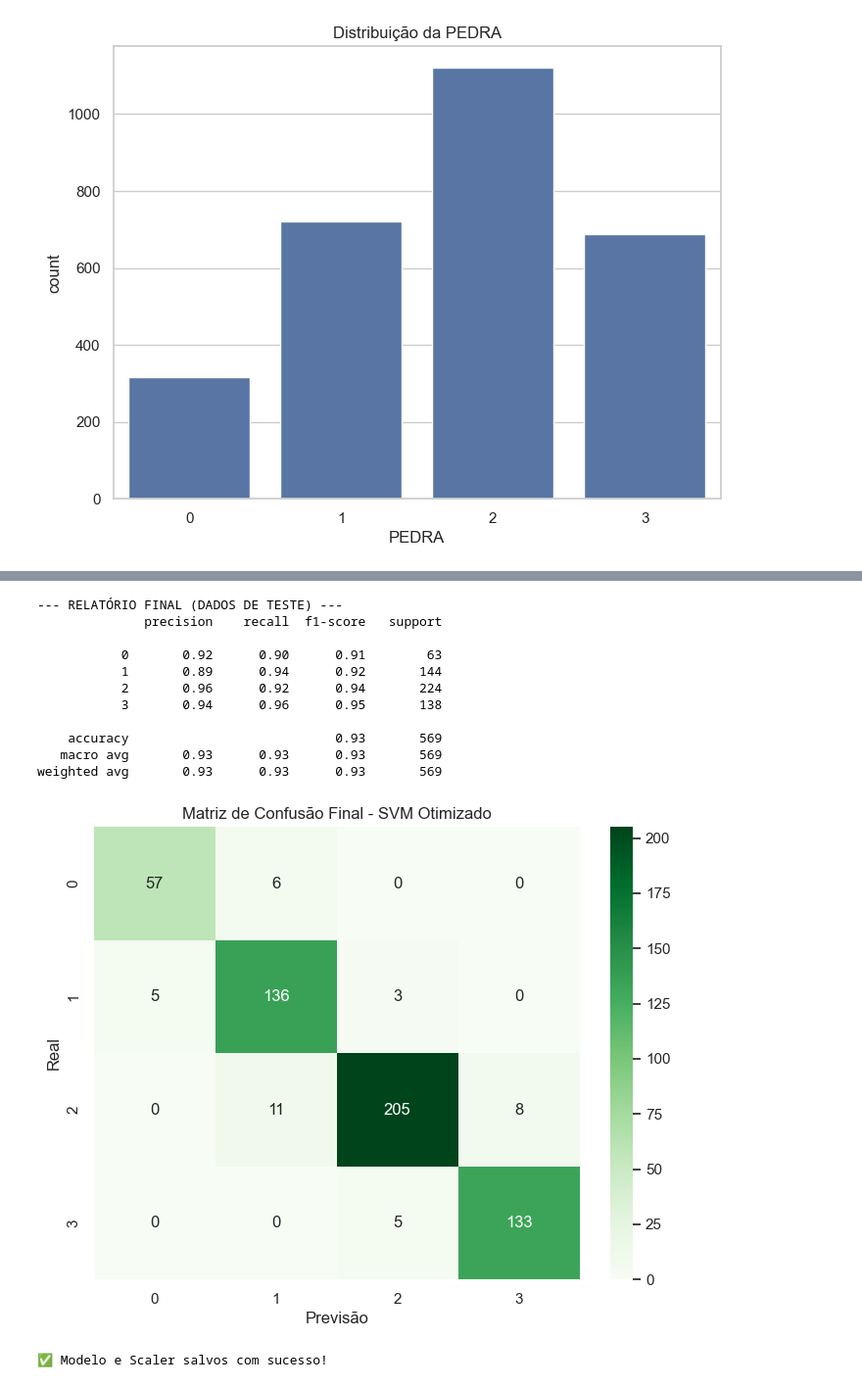
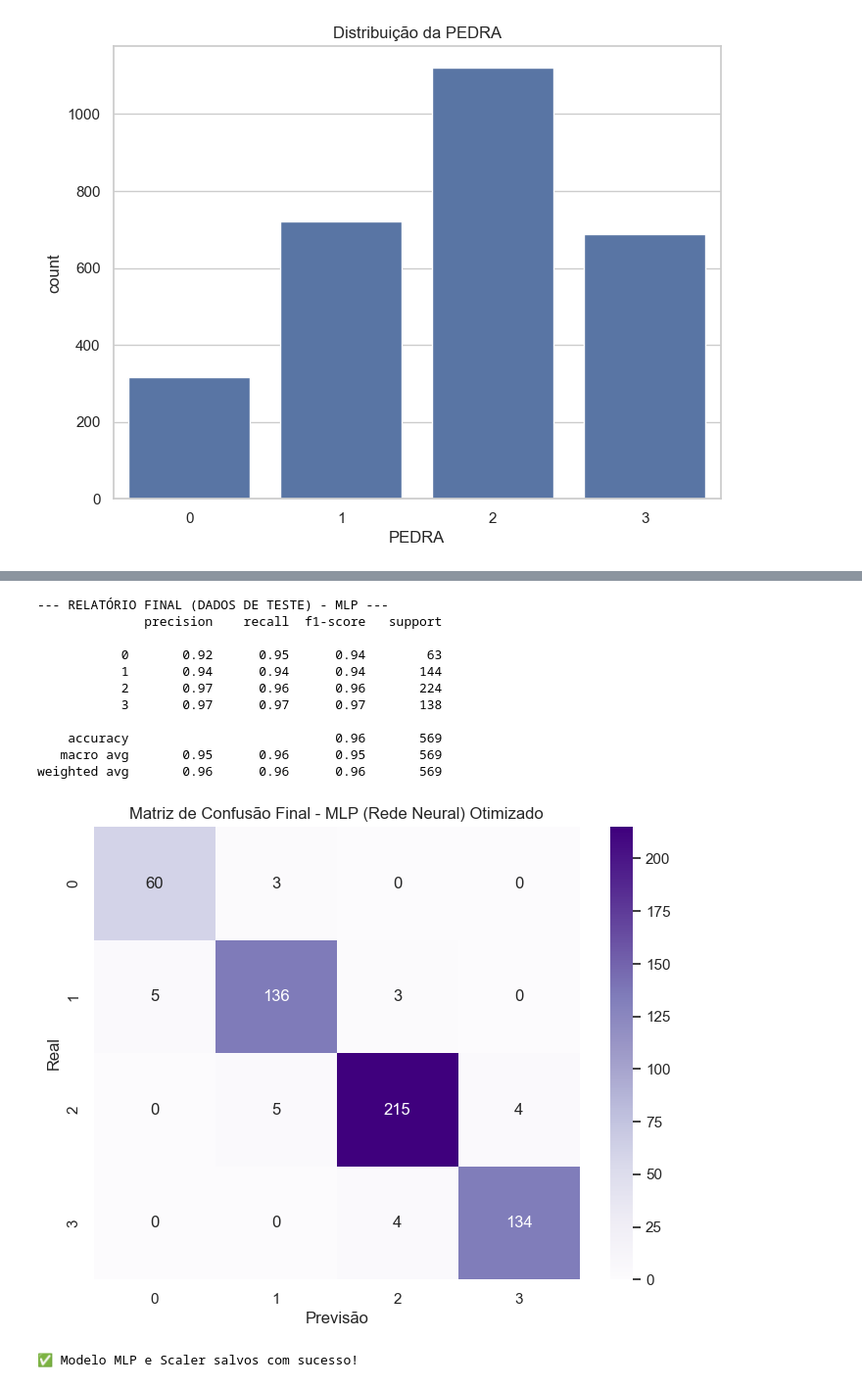
Before and after one commit to Lakand/Datathon-MLET, a Jupyter notebook: notebooks/exploracao_dados.ipynb, the cells around one changed output, grey strips where cells are left out. Shown at 98% size. Cells and saved outputs as stored; diff of their text form; code cells hidden in the pictures.

Commit message:
Adição do src e novos testes no notebook.

```diff
--- a/notebooks/exploracao_dados.ipynb
+++ b/notebooks/exploracao_dados.ipynb
@@ -629,33 +624,43 @@ Variáveis utilizadas no modelo (Total: 14):
 # %%
 import pandas as pd
 from xgboost import XGBClassifier
-from sklearn.ensemble import RandomForestClassifier, HistGradientBoostingClassifier
+from sklearn.ensemble import RandomForestClassifier
+from sklearn.neural_network import MLPClassifier
 from sklearn.linear_model import LogisticRegression
 from sklearn.svm import SVC
 from sklearn.neighbors import KNeighborsClassifier
 from sklearn.metrics import (accuracy_score, precision_score, recall_score,
                              f1_score, balanced_accuracy_score, roc_auc_score)
 
-# 1. Definindo a lista de modelos (Total: 6)
+# 1. Definindo a lista de modelos (Agora com MLP)
 modelos = {
     "XGBoost": XGBClassifier(random_state=42, use_label_encoder=False, eval_metric='mlogloss'),
     "Random Forest": RandomForestClassifier(random_state=42),
-    "HistGradientBoosting": HistGradientBoostingClassifier(random_state=42),
     "Logistic Regression": LogisticRegression(max_iter=1000, random_state=42),
-    "SVM": SVC(probability=True, random_state=42), # probability=True é necessário para AUC
-    "KNN": KNeighborsClassifier(n_neighbors=5)
+    "SVM": SVC(probability=True, random_state=42),
+    "KNN": KNeighborsClassifier(n_neighbors=5),
+
+    # --- NOVO MODELO ADICIONADO ---
+    "MLP Classifier": MLPClassifier(
+        hidden_layer_sizes=(100, 50), # Duas camadas ocultas
+        max_iter=1000,                # Mais iterações para garantir convergência
+        activation='relu',            # Função de ativação padrão
+        solver='adam',                # Otimizador padrão
+        random_state=42
+    )
 }
 
 # 2. Loop de avaliação
 resultados = []
 
-print("🚀 Iniciando o duelo de modelos com métrica AUC...")
+print("🚀 Iniciando o duelo de modelos (incluindo Redes Neurais)...")
 
 for nome, modelo in modelos.items():
     # Treinamento com dados balanceados
+    # Nota: O MLP é muito sensível à escala. Certifique-se que X_resampled também esteja escalado
     modelo.fit(X_resampled, y_resampled)
 
-    # Previsão de classes e de probabilidades (necessário para AUC)
+    # Previsão de classes e de probabilidades
     y_pred = modelo.predict(X_test_scaled)
     y_probs = modelo.predict_proba(X_test_scaled)
 
@@ -675,5 +680,7 @@ for nome, modelo in modelos.items():
 
 # 3. Exibindo o Ranking ordenado pelo F1-Score e AUC
 df_comparacao = pd.DataFrame(resultados).sort_values(by=["F1-Score (Macro)", "ROC AUC (Macro)"], ascending=False)
+
+# Formatação opcional para deixar a tabela mais bonita no Jupyter
 display(df_comparacao)
 # %% [output]
@@ -769,46 +780,49 @@ print("--- Otimização Concluída! ---")
 # %%
 import joblib
 import matplotlib.pyplot as plt
 import seaborn as sns
 from sklearn.metrics import classification_report, confusion_matrix
 
-# 1. Recuperando o modelo campeão do dicionário que criamos no passo anterior
-modelo_final = modelos_otimizados["SVM"]
+# 1. Recuperando o modelo campeão (MLP) do dicionário
+# Nota: A chave deve ser exatamente a mesma usada no loop anterior ("MLP Classifier")
+modelo_final = modelos_otimizados["MLP Classifier"]
 
 # 2. Avaliando nos dados de TESTE
 y_pred_final = modelo_final.predict(X_test_scaled)
 
-print("--- RELATÓRIO FINAL (DADOS DE TESTE) ---")
+print("--- RELATÓRIO FINAL (DADOS DE TESTE) - MLP ---")
 print(classification_report(y_test, y_pred_final))
 
 # 3. Matriz de Confusão
 cm = confusion_matrix(y_test, y_pred_final)
+
 plt.figure(figsize=(8, 6))
-sns.heatmap(cm, annot=True, fmt='d', cmap='Greens',
+sns.heatmap(cm, annot=True, fmt='d', cmap='Purples', # Mudei para Roxo (Purples) para diferenciar
             xticklabels=modelo_final.classes_,
             yticklabels=modelo_final.classes_)
-plt.title('Matriz de Confusão Final - SVM Otimizado')
+
+plt.title('Matriz de Confusão Final - MLP (Rede Neural) Otimizado')
 plt.xlabel('Previsão')
 plt.ylabel('Real')
 plt.show()
 
 # 4. SALVANDO PARA O DEPLOY (API)
-# Vamos salvar o modelo e o scaler, pois a API precisará de ambos
-joblib.dump(modelo_final, 'modelo_passos_magicos.joblib')
+# Salvando especificamente com o nome _mlp para diferenciar
+joblib.dump(modelo_final, 'modelo_passos_magicos_mlp.joblib')
 joblib.dump(scaler, 'scaler_passos_magicos.joblib')
 
-print("✅ Modelo e Scaler salvos com sucesso!")
+print("✅ Modelo MLP e Scaler salvos com sucesso!")
 # %% [output]
---- RELATÓRIO FINAL (DADOS DE TESTE) ---
+--- RELATÓRIO FINAL (DADOS DE TESTE) - MLP ---
               precision    recall  f1-score   support
 
-           0       0.92      0.90      0.91        63
-           1       0.89      0.94      0.92       144
-           2       0.96      0.92      0.94       224
-           3       0.94      0.96      0.95       138
+           0       0.92      0.95      0.94        63
+           1       0.94      0.94      0.94       144
+           2       0.97      0.96      0.96       224
+           3       0.97      0.97      0.97       138
 
-    accuracy                           0.93       569
-   macro avg       0.93      0.93      0.93       569
-weighted avg       0.93      0.93      0.93       569
+    accuracy                           0.96       569
+   macro avg       0.95      0.96      0.95       569
+weighted avg       0.96      0.96      0.96       569
-[figure, old version]
+[figure, new version]
-✅ Modelo e Scaler salvos com sucesso!
+✅ Modelo MLP e Scaler salvos com sucesso!
```
Also changed, not shown: parts of 7 cells of this notebook, 10 other files.
